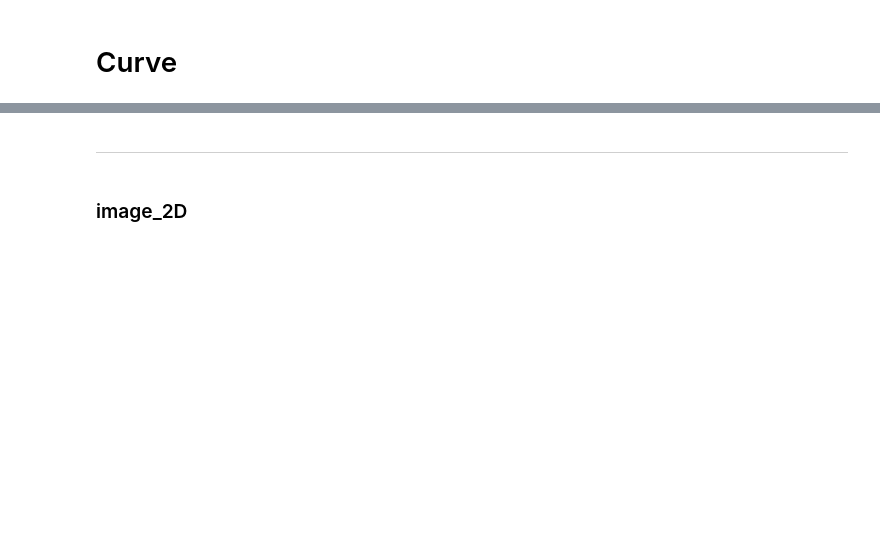
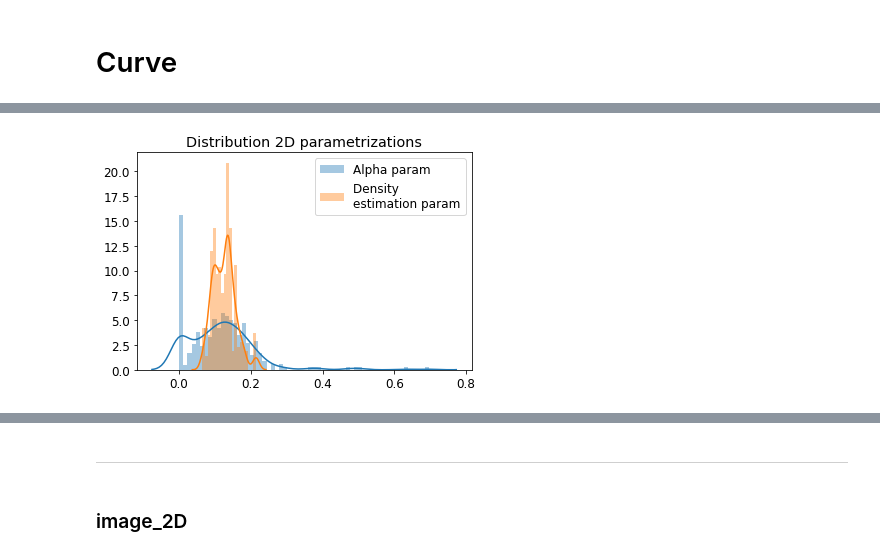
Before and after one commit to gbeltramo/euchar, a Jupyter notebook: notebooks/002-curve.ipynb, the cells around one changed output, grey strips where cells are left out. Drawn from its saved outputs; the diff is of its cells as text; code cells hidden in the pictures; blank space fills up the shorter version.

```diff
--- a/notebooks/002-curve.ipynb
+++ b/notebooks/002-curve.ipynb
@@ -17,0 +28,3 @@ pts3 = np.random.rand(N, 3)
+# %%
+simplices_2d, alpha_2d = f.alpha_filtration_2D(pts2)
+density_2d = f.inverse_density_filtration(pts2, simplices_2d, n_neighbors=6)
@@ -17,0 +33,6 @@ pts3 = np.random.rand(N, 3)
+# %%
+ax = sns.distplot(alpha_2d, label="Alpha param", bins=60)
+ax = sns.distplot(density_2d, label="Density \nestimation param", bins=20)
+ax.set(title="Distribution 2D parametrizations"); ax.legend();
+# %% [output]
+[figure, added]
```
Also changed, not shown: parts of 20 cells of this notebook, 28 other files.
